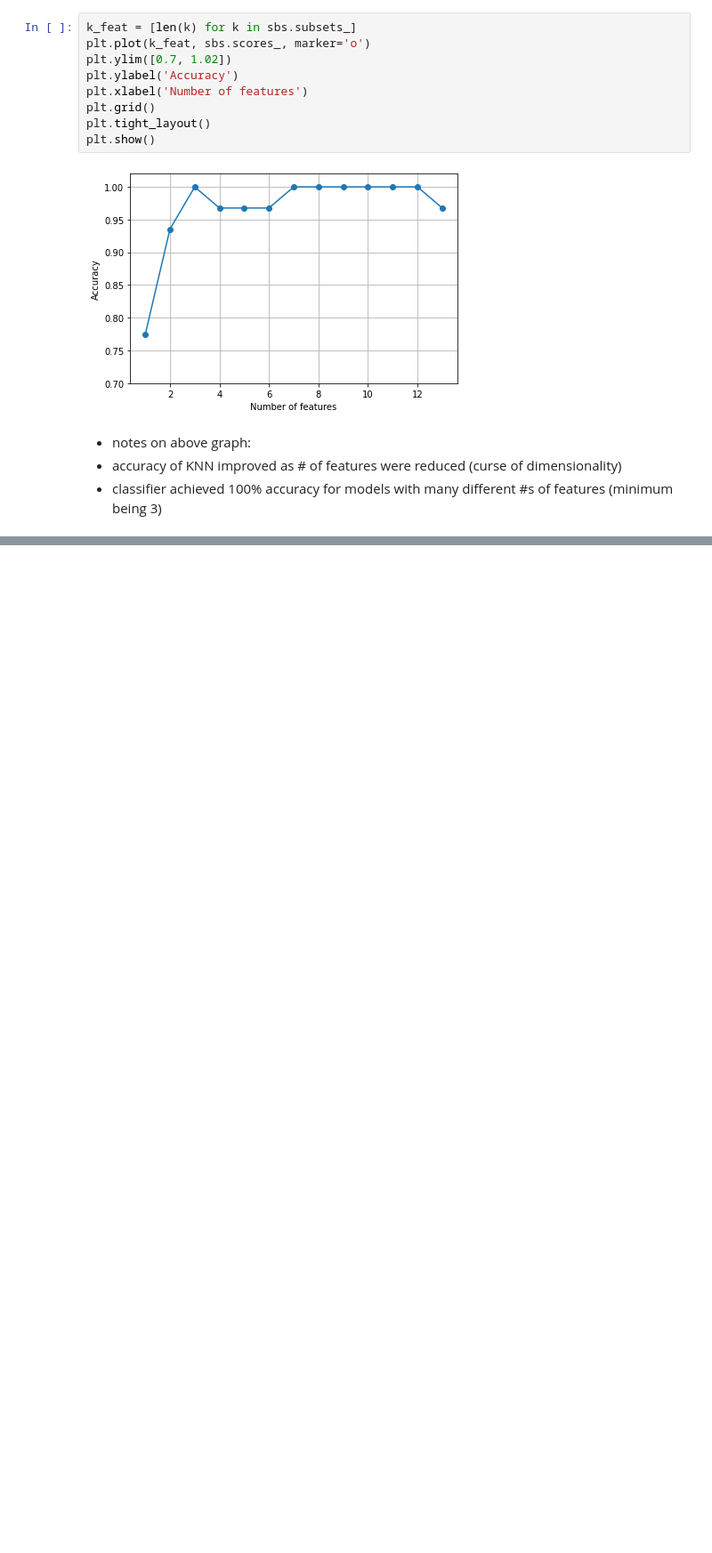
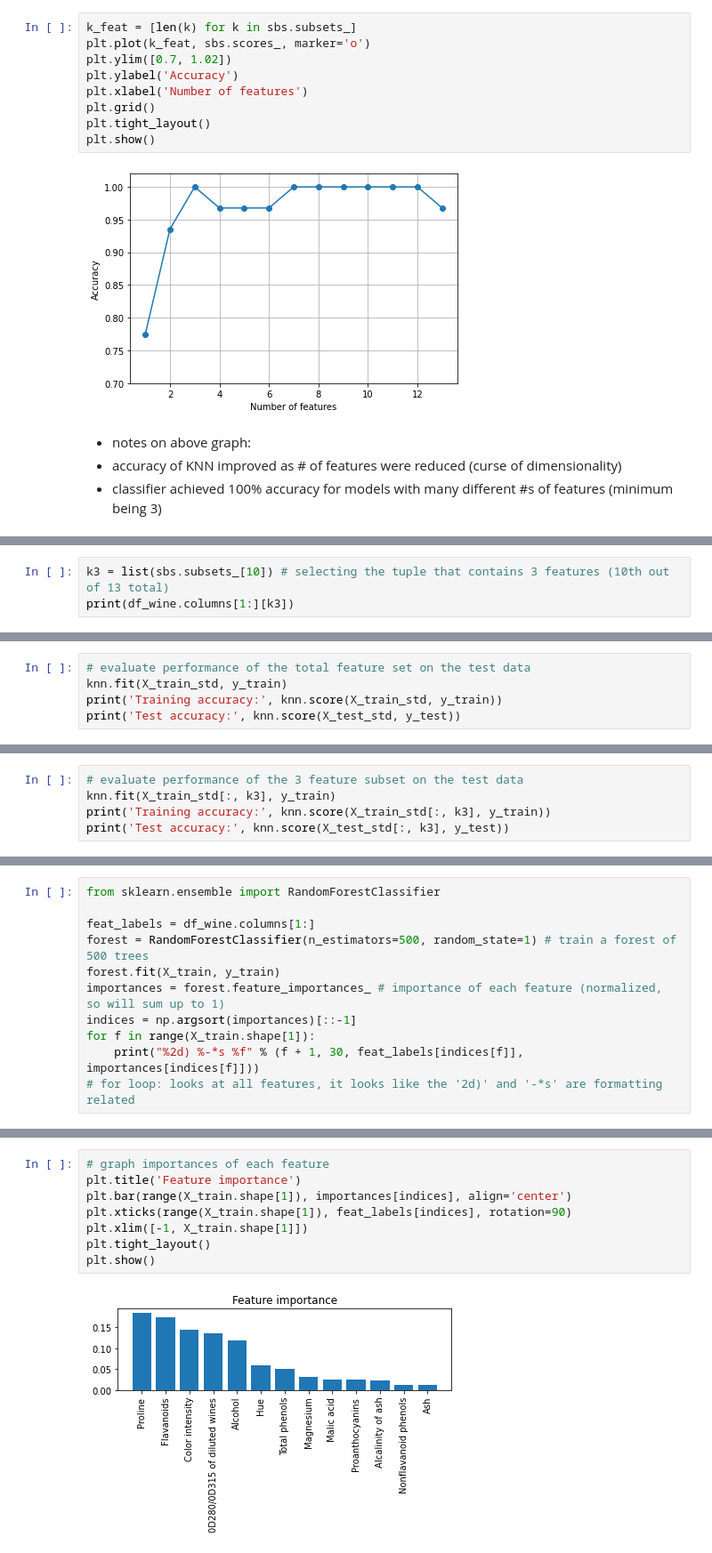
Before and after one commit to itgav/ML-Pytorch-Scikit-Learn-Book, a Jupyter notebook: itgav_notes/Ch4_Building Good Training Datasets.ipynb, the cells around one changed output, grey strips where cells are left out. Shown at 89% size. Saved outputs shown, nothing was run; the diff lists cells and outputs as text; blank space fills up the shorter version.

```diff
--- a/itgav_notes/Ch4_Building Good Training Datasets.ipynb
+++ b/itgav_notes/Ch4_Building Good Training Datasets.ipynb
@@ -635,0 +653,3 @@ plt.show()
+# %%
+k3 = list(sbs.subsets_[10]) # selecting the tuple that contains 3 features (10th out of 13 total)
+print(df_wine.columns[1:][k3])
@@ -635,0 +658,5 @@ plt.show()
+# %%
+# evaluate performance of the total feature set on the test data
+knn.fit(X_train_std, y_train)
+print('Training accuracy:', knn.score(X_train_std, y_train))
+print('Test accuracy:', knn.score(X_test_std, y_test))
@@ -635,0 +666,5 @@ plt.show()
+# %%
+# evaluate performance of the 3 feature subset on the test data
+knn.fit(X_train_std[:, k3], y_train)
+print('Training accuracy:', knn.score(X_train_std[:, k3], y_train))
+print('Test accuracy:', knn.score(X_test_std[:, k3], y_test))
@@ -635,0 +683,11 @@ plt.show()
+# %%
+from sklearn.ensemble import RandomForestClassifier
+
+feat_labels = df_wine.columns[1:]
+forest = RandomForestClassifier(n_estimators=500, random_state=1) # train a forest of 500 trees
+forest.fit(X_train, y_train)
+importances = forest.feature_importances_ # importance of each feature (normalized, so will sum up to 1)
+indices = np.argsort(importances)[::-1]
+for f in range(X_train.shape[1]):
+    print("%2d) %-*s %f" % (f + 1, 30, feat_labels[indices[f]], importances[indices[f]]))
+# for loop: looks at all features, it looks like the '2d)' and '-*s' are formatting related
@@ -635,0 +708,10 @@ plt.show()
+# %%
+# graph importances of each feature
+plt.title('Feature importance')
+plt.bar(range(X_train.shape[1]), importances[indices], align='center')
+plt.xticks(range(X_train.shape[1]), feat_labels[indices], rotation=90)
+plt.xlim([-1, X_train.shape[1]])
+plt.tight_layout()
+plt.show()
+# %% [output]
+[figure, added]
```
Also changed, not shown: parts of 22 cells of this notebook.
